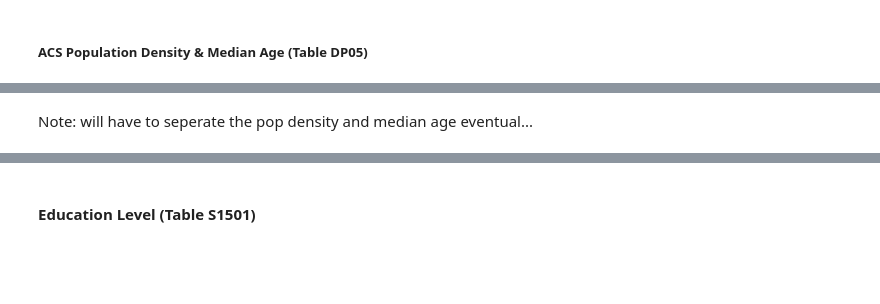
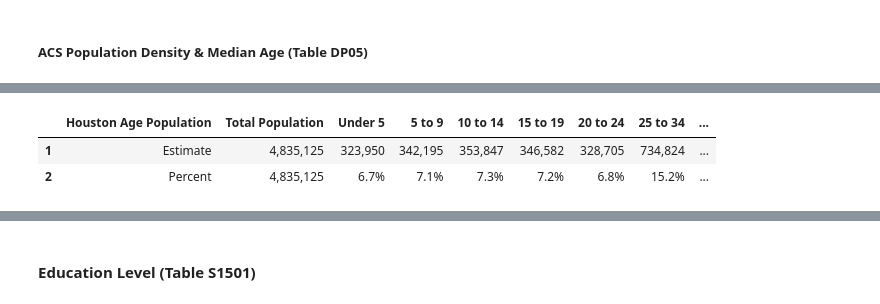
Before and after one commit to maddieemihle/major-city-visualization, a Jupyter notebook: data_files/houston_data/Houston_cleaned.ipynb, the cells around one changed output, grey strips where cells are left out. Saved outputs shown, nothing was run; the diff lists cells and outputs as text; code cells hidden in the pictures; blank space fills up the shorter version.

```diff
--- a/data_files/houston_data/Houston_cleaned.ipynb
+++ b/data_files/houston_data/Houston_cleaned.ipynb
@@ -74,0 +52,9 @@ houston_population_df.head()
+# %%
+# Remove 'SEX AND AGE' from every column name
+houston_age_df.columns = houston_age_df.columns.str.replace('SEX AND AGE!!', '')
+
+# Drop NaN values
+houston_age_df.dropna(inplace=True)
+
+# Display the updated DataFrame
+houston_age_df.head()
@@ -75,2 +65,27 @@ houston_population_df.head()
+# %%
+# Rename columns for clarity
+houston_age_df.columns = ['Houston Age Population',
+  'Total Population',
+  'Under 5',
+  '5 to 9',
+  '10 to 14',
+  '15 to 19',
+  '20 to 24',
+  '25 to 34',
+  '35 to 44',
+  '45 to 54',
+  '55 to 59',
+  '60 to 64',
+  '65 to 74',
+  '75 to 84',
+  '85 and Over',
+  'Median Age'
+]
+
+houston_age_df.head()
+# %% [output]
+|  | Houston Age Population | Total Population | Under 5 | 5 to 9 | 10 to 14 | 15 to 19 | 20 to 24 | 25 to 34 | ... |
+| 1 | Estimate | 4,835,125 | 323,950 | 342,195 | 353,847 | 346,582 | 328,705 | 734,824 | ... |
+| 2 | Percent | 4,835,125 | 6.7% | 7.1% | 7.3% | 7.2% | 6.8% | 15.2% | ... |
 # %%
 # Save the cleaned DataFrame to a new CSV file
@@ -78,2 +92,0 @@ houston_population_df.to_csv('../houston_data/cleaned_ACS_pop_density.csv', inde
-# %% [markdown]
-Note: will have to seperate the pop density and median age eventual...
```
Also changed, not shown: parts of 31 cells of this notebook, 28 other files.
